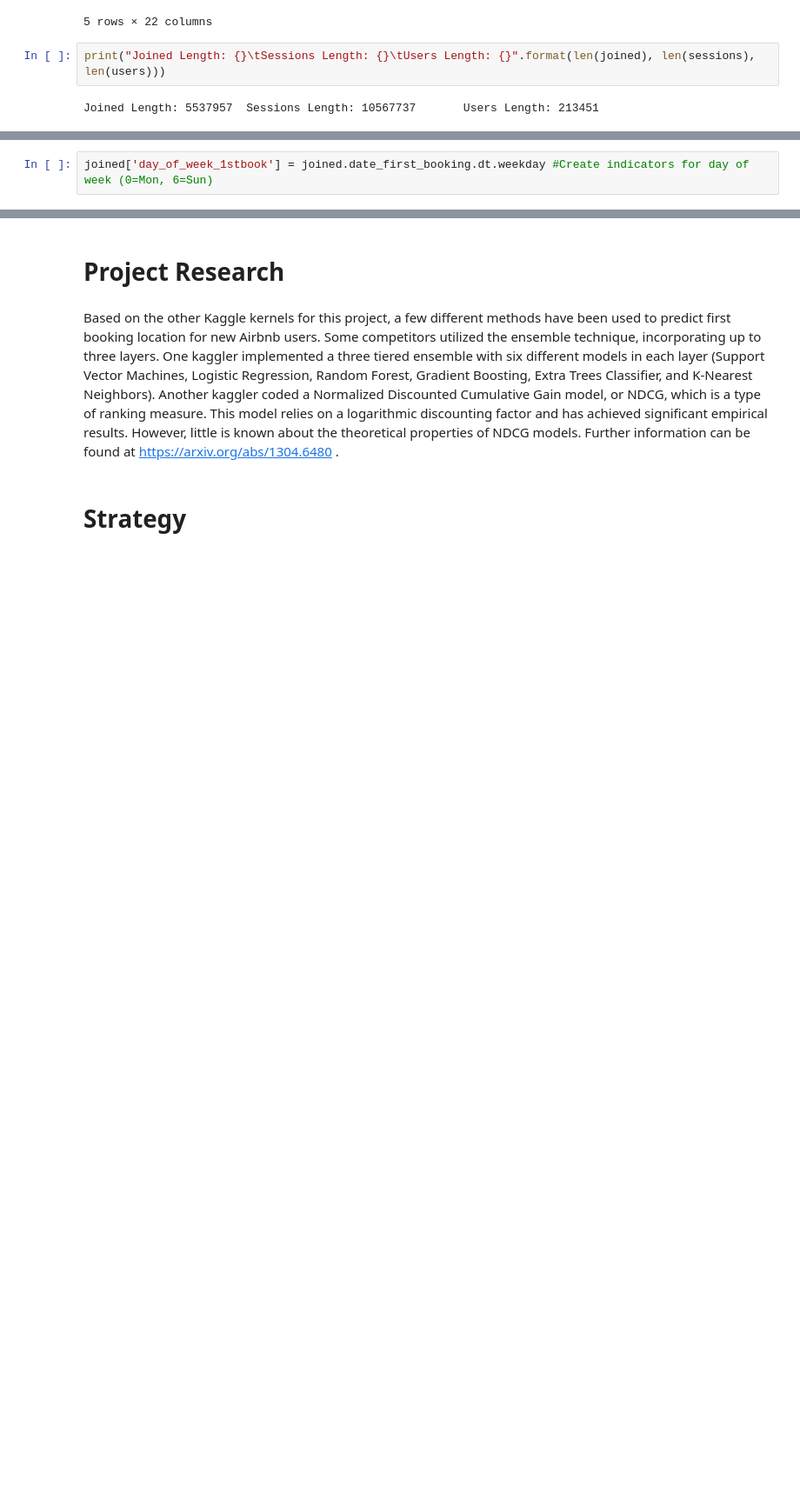
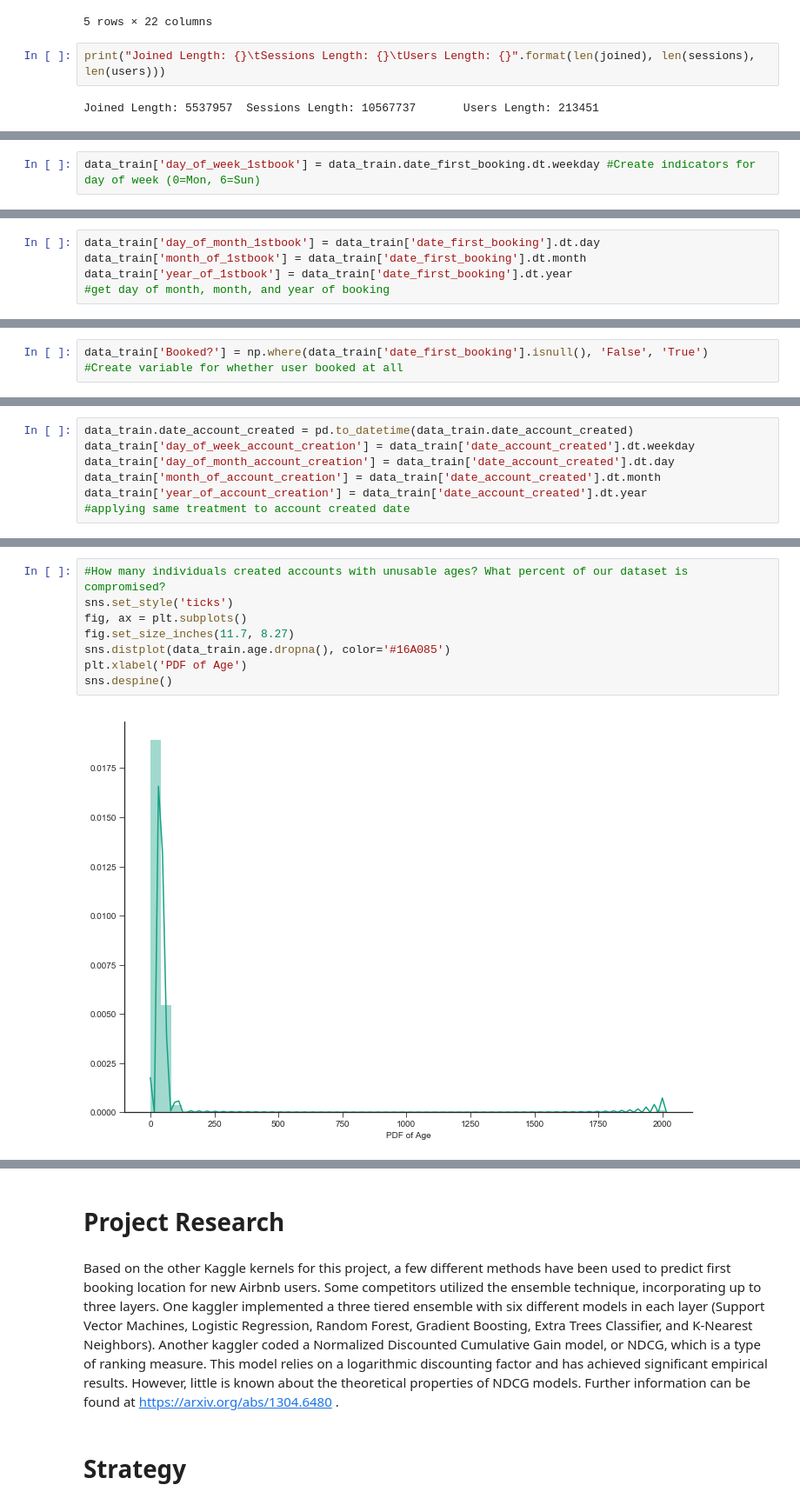
Before and after one commit to broad32/Project, a Jupyter notebook: Project.ipynb, the cells around one changed output, grey strips where cells are left out. Shown: that part at 87% size. Drawn from its saved outputs; the diff is of its cells as text; blank space fills up the shorter version.

```diff
--- a/Project.ipynb
+++ b/Project.ipynb
@@ -196,2 +231,2 @@ joined.date_first_booking = pd.to_datetime(joined.date_first_booking) #Casts obj
 # %%
-joined['day_of_week_1stbook'] = joined.date_first_booking.dt.weekday #Create indicators for day of week (0=Mon, 6=Sun)
+data_train['day_of_week_1stbook'] = data_train.date_first_booking.dt.weekday #Create indicators for day of week (0=Mon, 6=Sun)
@@ -197,0 +241,5 @@ joined['day_of_week_1stbook'] = joined.date_first_booking.dt.weekday #Create ind
+# %%
+data_train['day_of_month_1stbook'] = data_train['date_first_booking'].dt.day
+data_train['month_of_1stbook'] = data_train['date_first_booking'].dt.month
+data_train['year_of_1stbook'] = data_train['date_first_booking'].dt.year
+#get day of month, month, and year of booking
@@ -197,0 +262,3 @@ joined['day_of_week_1stbook'] = joined.date_first_booking.dt.weekday #Create ind
+# %%
+data_train['Booked?'] = np.where(data_train['date_first_booking'].isnull(), 'False', 'True')
+#Create variable for whether user booked at all
@@ -197,0 +271,7 @@ joined['day_of_week_1stbook'] = joined.date_first_booking.dt.weekday #Create ind
+# %%
+data_train.date_account_created = pd.to_datetime(data_train.date_account_created)
+data_train['day_of_week_account_creation'] = data_train['date_account_created'].dt.weekday
+data_train['day_of_month_account_creation'] = data_train['date_account_created'].dt.day
+data_train['month_of_account_creation'] = data_train['date_account_created'].dt.month
+data_train['year_of_account_creation'] = data_train['date_account_created'].dt.year
+#applying same treatment to account created date
@@ -197,0 +349,10 @@ joined['day_of_week_1stbook'] = joined.date_first_booking.dt.weekday #Create ind
+# %%
+#How many individuals created accounts with unusable ages? What percent of our dataset is compromised?
+sns.set_style('ticks')
+fig, ax = plt.subplots()
+fig.set_size_inches(11.7, 8.27)
+sns.distplot(data_train.age.dropna(), color='#16A085')
+plt.xlabel('PDF of Age')
+sns.despine()
+# %% [output]
+[figure, added]
```
Also changed, not shown: parts of 35 cells of this notebook.
